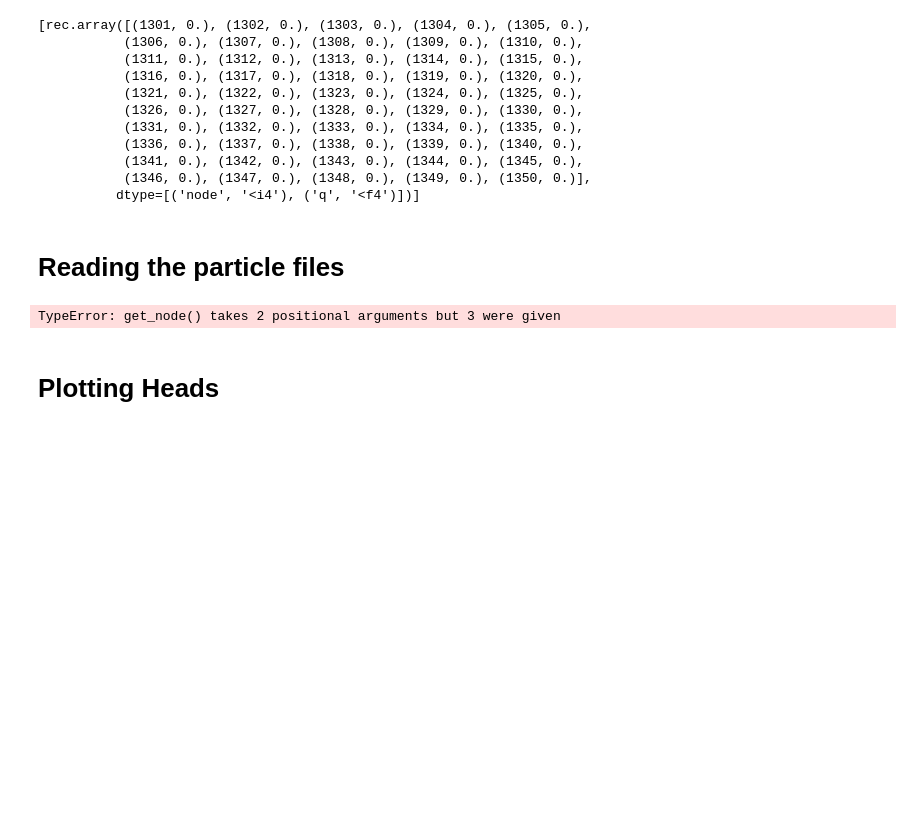
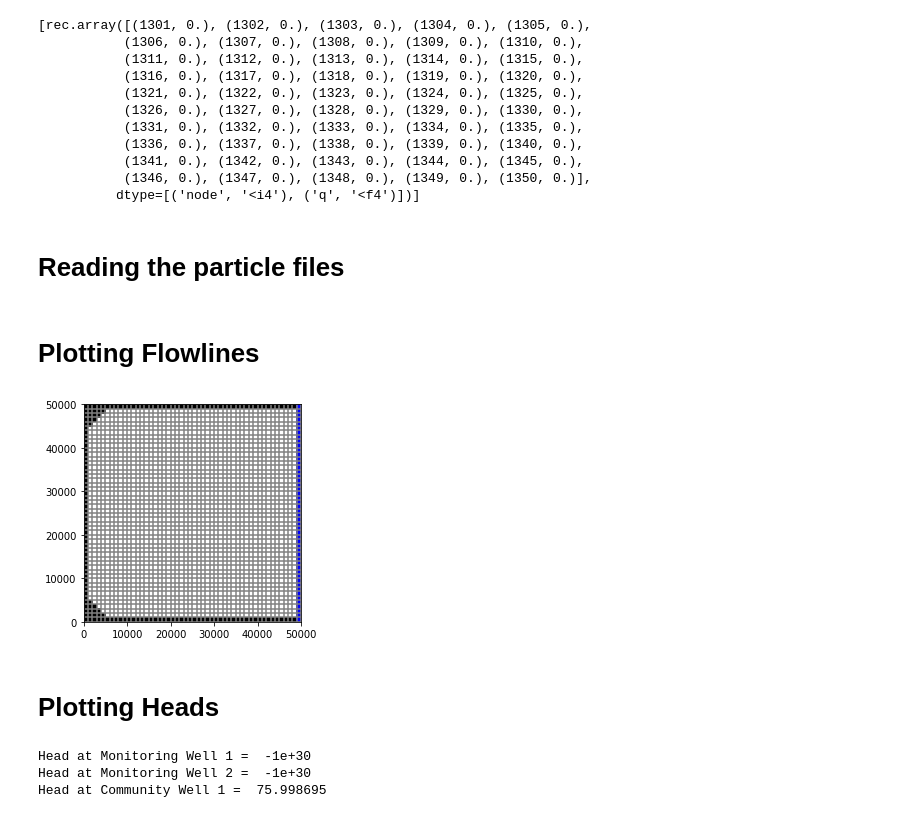
Before and after one commit to groundwater-modeling-Spring2020/GroMore_Project, a Jupyter notebook: Vivek/Grewal_GroMore_S1.ipynb, the cells around one changed output. Saved outputs shown, nothing was run; the diff lists cells and outputs as text; code cells hidden in the pictures; blank space fills up the shorter version.

```diff
--- a/Vivek/Grewal_GroMore_S1.ipynb
+++ b/Vivek/Grewal_GroMore_S1.ipynb
@@ -483,22 +456,34 @@ pall = p.get_alldata()  #formerly pwb and ewb
 eall = e.get_alldata()
 
 #make a subset which is the partlces that end in the well
-rivernode = []
-for col in ncol:
-    nodewell[] = m.dis.get_node([0,26,0], [0,26,1])
-print(nodewell)
-pwell = p.get_destination_pathline_data(dest_cells=nodewell)
-ewell= e.get_destination_endpoint_data(dest_cells=nodewell)
+rivernodes = list(range(1301, 1350))
+#print(rivernodes)
+priver = p.get_destination_pathline_data(dest_cells=rivernodes)
+eriver= e.get_destination_endpoint_data(dest_cells=rivernodes)
-# %% [output]
-TypeError: get_node() takes 2 positional arguments but 3 were given
+# %% [markdown]
+# Plotting Flowlines
+# %%
+modelmap = flopy.plot.PlotMapView(model=m, layer=0)
+grid = modelmap.plot_grid()
+ib = modelmap.plot_ibound()
+
+modelmap.plot_pathline(pall, layer='all', color='blue', lw=0.5, linestyle=':', label='not captured by wells') #,marker='o', markercolor='black', markersize=3, markerevery=5)
+modelmap.plot_pathline(priver, layer='all', color='green', lw=0.5, linestyle=':', label='captured by well') # ,marker='o', markercolor='black', markersize=3, markerevery=5)
+plt.show(modelmap)
+# %% [output]
+[figure, added]
 # %% [markdown]
 # Plotting Heads
 # %%
 #Checking heads at the wells
 
-print("Head at Monitoring Well 1 = ", head1[0, int(MW1_row), int(MW2_col)])
-print("Head at Monitoring Well 2 = ", head1[0, int(MW2_row), int(MW2_col)])
-print("Head at Community Well 1 = ", head1[2, int(well_1_row), int(well_1_col)])
+print("Head at Monitoring Well 1 = ", head[0, int(MW1_row), int(MW2_col)])
+print("Head at Monitoring Well 2 = ", head[0, int(MW2_row), int(MW2_col)])
+print("Head at Community Well 1 = ", head[2, int(well_1_row), int(well_1_col)])
+# %% [output]
+Head at Monitoring Well 1 =  -1e+30
+Head at Monitoring Well 2 =  -1e+30
+Head at Community Well 1 =  75.998695
 # %%
 #f, axes = plt.subplots(ncols=1, nrows=2, figsize=(5, 10))
 fig3=plt.figure(figsize=(10,10))
```
Also changed, not shown: parts of 4 cells of this notebook.
